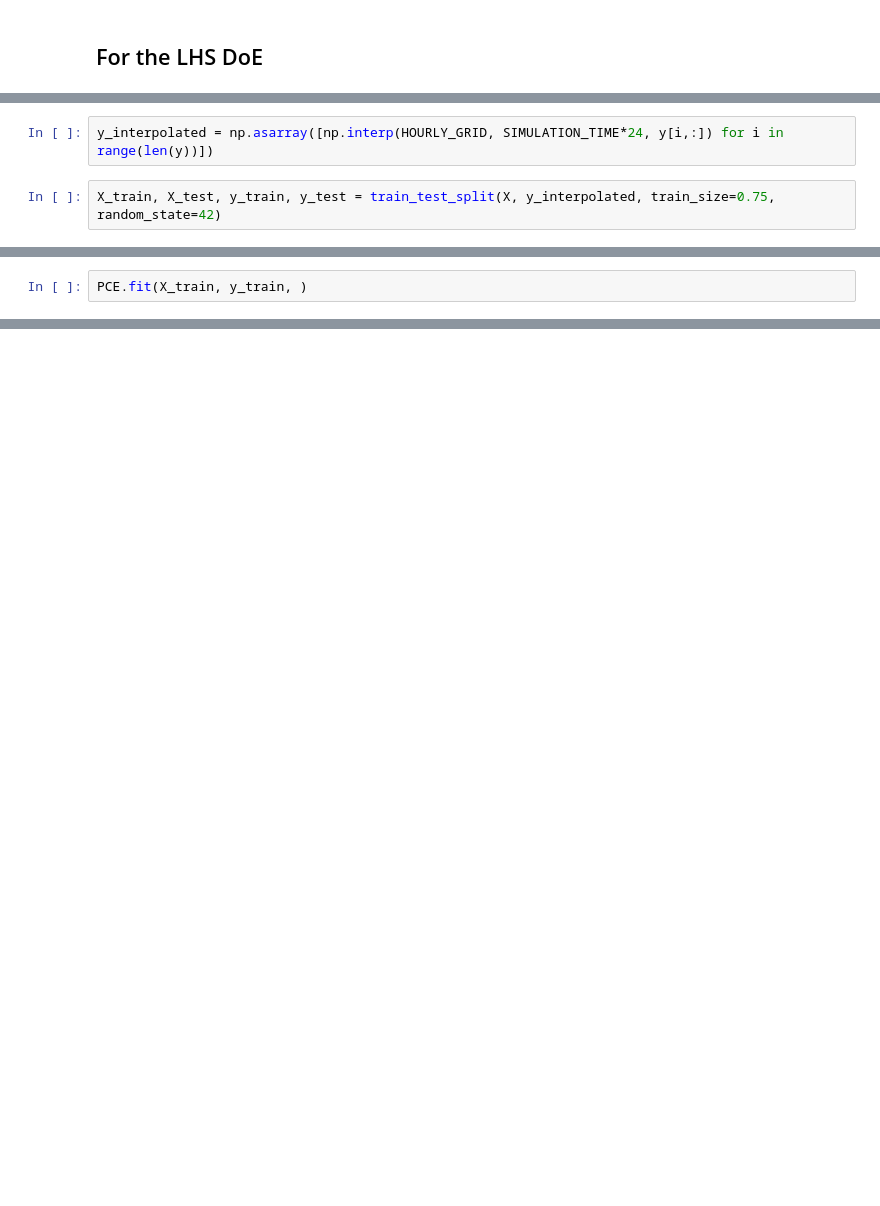
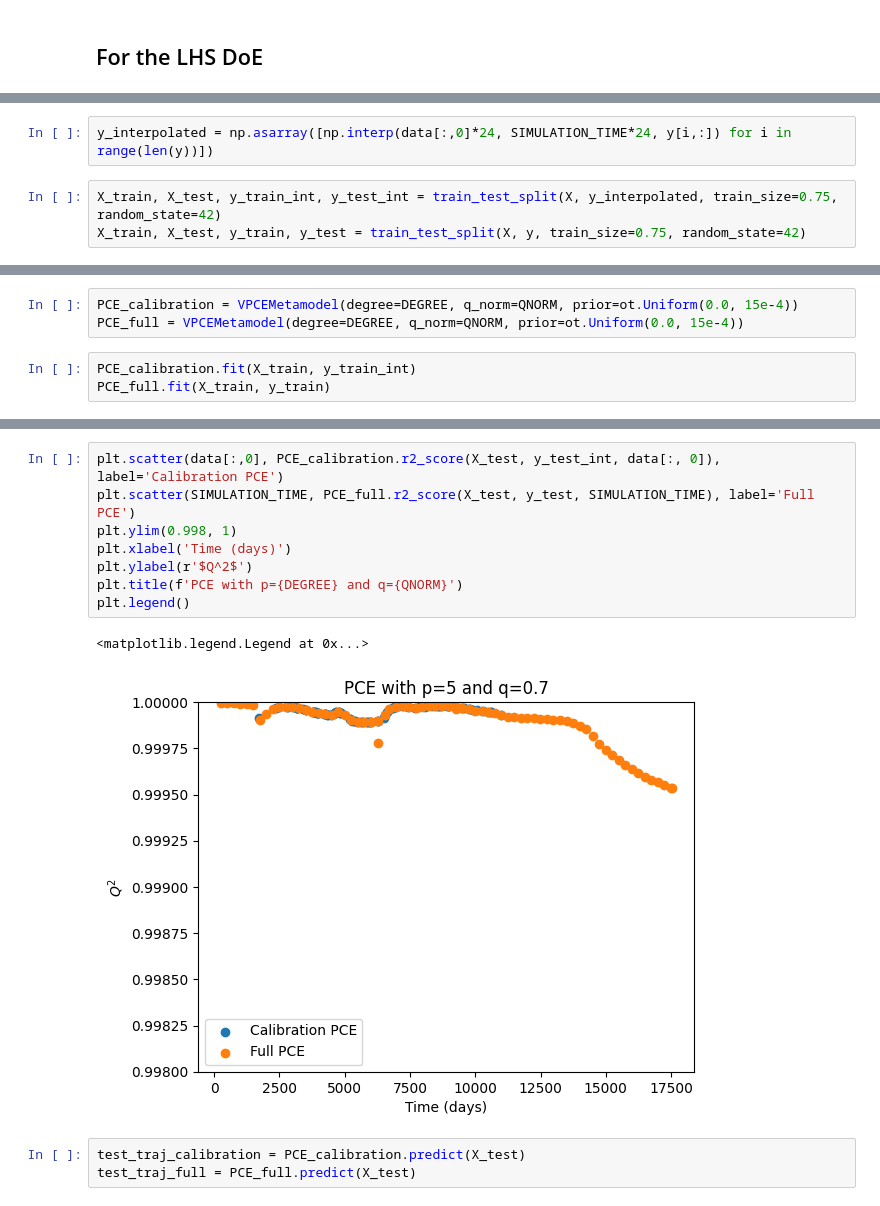
Before and after one commit to EdgarJaber/bayes-calibration-for-prognostics, a Jupyter notebook: metamodels_build.ipynb, the cells around one changed output, grey strips where cells are left out. Saved outputs shown, nothing was run; the diff lists cells and outputs as text; blank space fills up the shorter version.

```diff
--- a/metamodels_build.ipynb
+++ b/metamodels_build.ipynb
@@ -125,4 +148,5 @@ X, y = prepro_data_pce(lhs_hl, lhs_cl, n_max, n_samp, dimension)
 # %%
-y_interpolated = np.asarray([np.interp(HOURLY_GRID, SIMULATION_TIME*24, y[i,:]) for i in range(len(y))])
+y_interpolated = np.asarray([np.interp(data[:,0]*24, SIMULATION_TIME*24, y[i,:]) for i in range(len(y))])
 # %%
-X_train, X_test, y_train, y_test = train_test_split(X, y_interpolated, train_size=0.75, random_state=42)
+X_train, X_test, y_train_int, y_test_int = train_test_split(X, y_interpolated, train_size=0.75, random_state=42)
+X_train, X_test, y_train, y_test = train_test_split(X, y, train_size=0.75, random_state=42)
@@ -131,3 +153,7 @@ PCE = VPCEMetamodel(degree=3, q_norm=0.7)
+# %%
+PCE_calibration = VPCEMetamodel(degree=DEGREE, q_norm=QNORM, prior=ot.Uniform(0.0, 15e-4))
+PCE_full = VPCEMetamodel(degree=DEGREE, q_norm=QNORM, prior=ot.Uniform(0.0, 15e-4))
 # %%
-PCE.fit(X_train, y_train, )
+PCE_calibration.fit(X_train, y_train_int)
+PCE_full.fit(X_train, y_train)
 # %% [output]
@@ -134,0 +176,14 @@ TypeError: VPCEMetamodel.fit() missing 2 required positional arguments: 'margina
+# %%
+plt.scatter(data[:,0], PCE_calibration.r2_score(X_test, y_test_int, data[:, 0]), label='Calibration PCE')
+plt.scatter(SIMULATION_TIME, PCE_full.r2_score(X_test, y_test, SIMULATION_TIME), label='Full PCE')
+plt.ylim(0.998, 1)
+plt.xlabel('Time (days)')
+plt.ylabel(r'$Q^2$')
+plt.title(f'PCE with p={DEGREE} and q={QNORM}')
+plt.legend()
+# %% [output]
+<matplotlib.legend.Legend at 0x...>
+[figure, added]
+# %%
+test_traj_calibration = PCE_calibration.predict(X_test)
+test_traj_full = PCE_full.predict(X_test)
```
Also changed, not shown: parts of 32 cells of this notebook, 4 other files.
